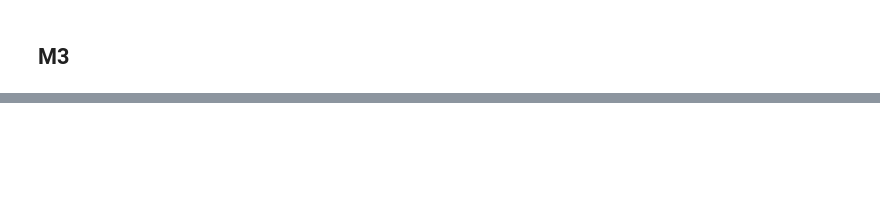
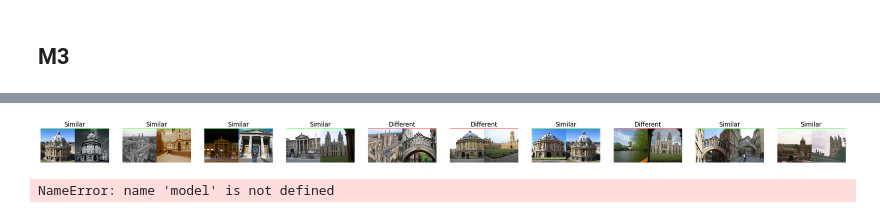
Before and after one commit to Svendpai/semantic-image-similarity, a Jupyter notebook: deep-learning/similarity_two_models.ipynb, the cells around one changed output, grey strips where cells are left out. Drawn from its saved outputs; the diff is of its cells as text; code cells hidden in the pictures; blank space fills up the shorter version.

```diff
--- a/deep-learning/similarity_two_models.ipynb
+++ b/deep-learning/similarity_two_models.ipynb
@@ -290,0 +374,71 @@ Could not compute output KerasTensor(type_spec=TensorSpec(shape=(None, 1280), dt
+# %%
+def visualize(pairs, labels, to_show=3, predictions=None):
+    """Creates a plot of pairs and labels, and prediction if it's test dataset.
+
+    Arguments:
+        pairs: Numpy Array, of pairs to visualize, having shape
+               (Number of pairs, 2, 28, 28).
+        to_show: Int, number of examples to visualize (default is 6)
+                `to_show` must be an integral multiple of `num_col`.
+                 Otherwise it will be trimmed if it is greater than num_col,
+                 and incremented if if it is less then num_col.
+        predictions: Numpy Array of predictions with shape (to_show, 1) -
+                     (default is None)
+                     Must be passed when test=True.
+        test: Boolean telling whether the dataset being visualized is
+              train dataset or test dataset - (default False).
+
+    Returns:
+        None.
+    """
+
+    true_color = '#00ff00'
+    false_color = '#ff0000'
+    text_color = '#FFFFFF'
+    scale = 2
+    font_size = 14
+
+    # Plot the images
+    fig, axes = plt.subplots(1, to_show, figsize=(to_show*2*scale, 1*scale))
+
+    plt.rcParams.update({'font.size': font_size, 'font.weight': 'bold', 'text.color': text_color})
+
+    # Plot the pairs
+
+    for i in range(to_show):
+        axes[i].imshow((tf.concat([de_normalize_pixels(pairs[i, 0, 0]), de_normalize_pixels(pairs[i, 1, 0])], axis=1)), cmap='gray')
+
+        status = "N/A"
+        TP_FP_TN_FN = "N/A"
+        color = '#000000'
+        if labels[i] == 1:
+            status = "Similar"
+            color = true_color
+        if labels[i] == 0:
+            status = "Different"
+            color = false_color
+
+        axes[i].set_xticks([])
+        axes[i].set_yticks([])
+
+        axes[i].spines['top'].set_visible(True)
+        axes[i].spines['top'].set_color(color)
+        axes[i].spines['right'].set_visible(False)
+        axes[i].spines['bottom'].set_visible(False)
+        axes[i].spines['left'].set_visible(False)
+
+        if predictions is not None:
+            axes[i].set_title("{}\nPred: {:.5f}".format(status, predictions[i][0]))
+        else:
+            axes[i].set_title("{}".format(status))
+
+    plt.show()
+
+    # Plot true positives, false positives, true negatives, false negatives
+
+visualize(data_train, labels_train, to_show=10)
+
+visualize(data_test, labels_test, predictions=(model.predict([data_test[:, 0, 0], data_test[:, 1, 0]])), to_show=10)
+# %% [output]
+[figure, added]
+NameError: name 'model' is not defined
```
Also changed, not shown: parts of 13 cells of this notebook, 2 other files.
